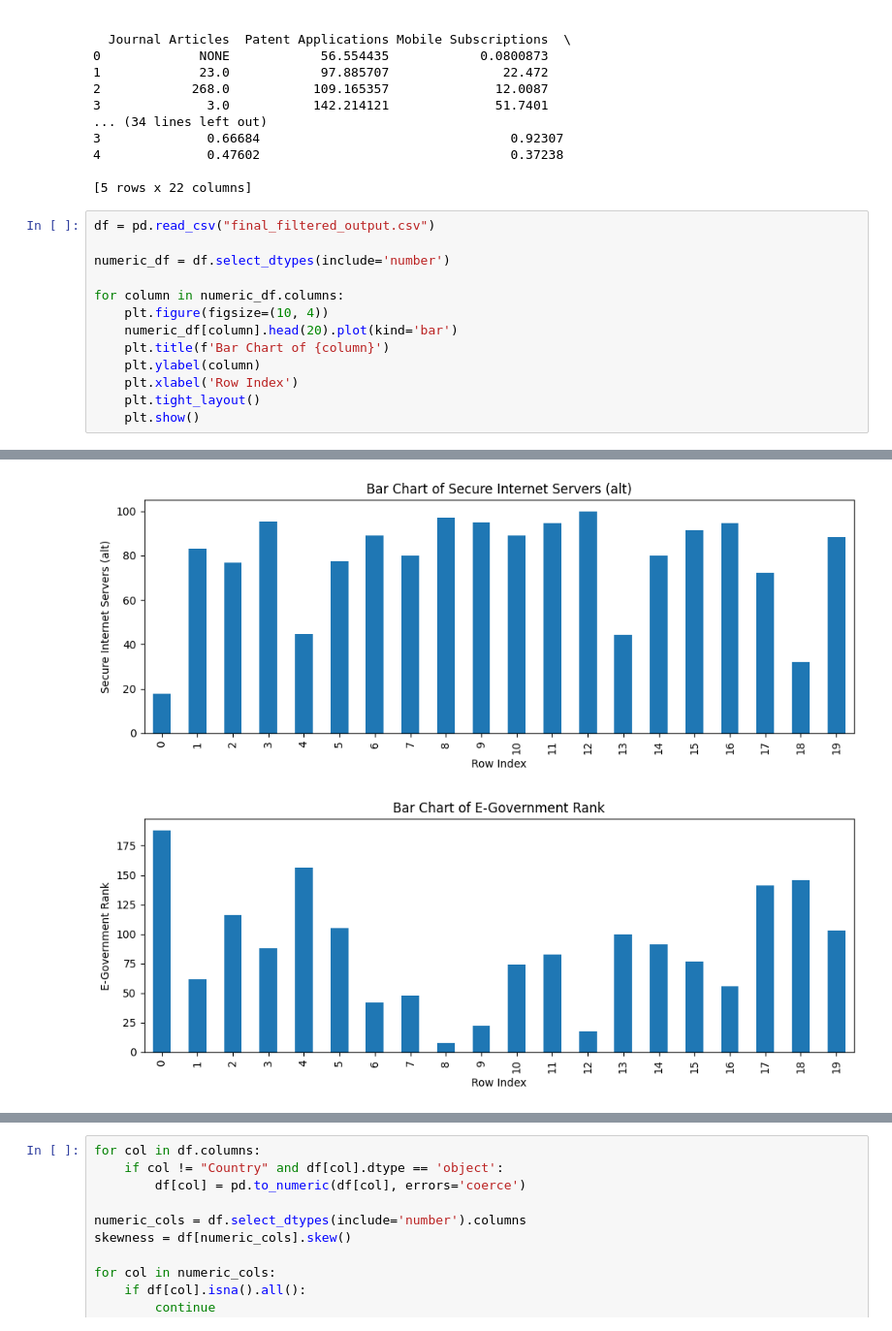
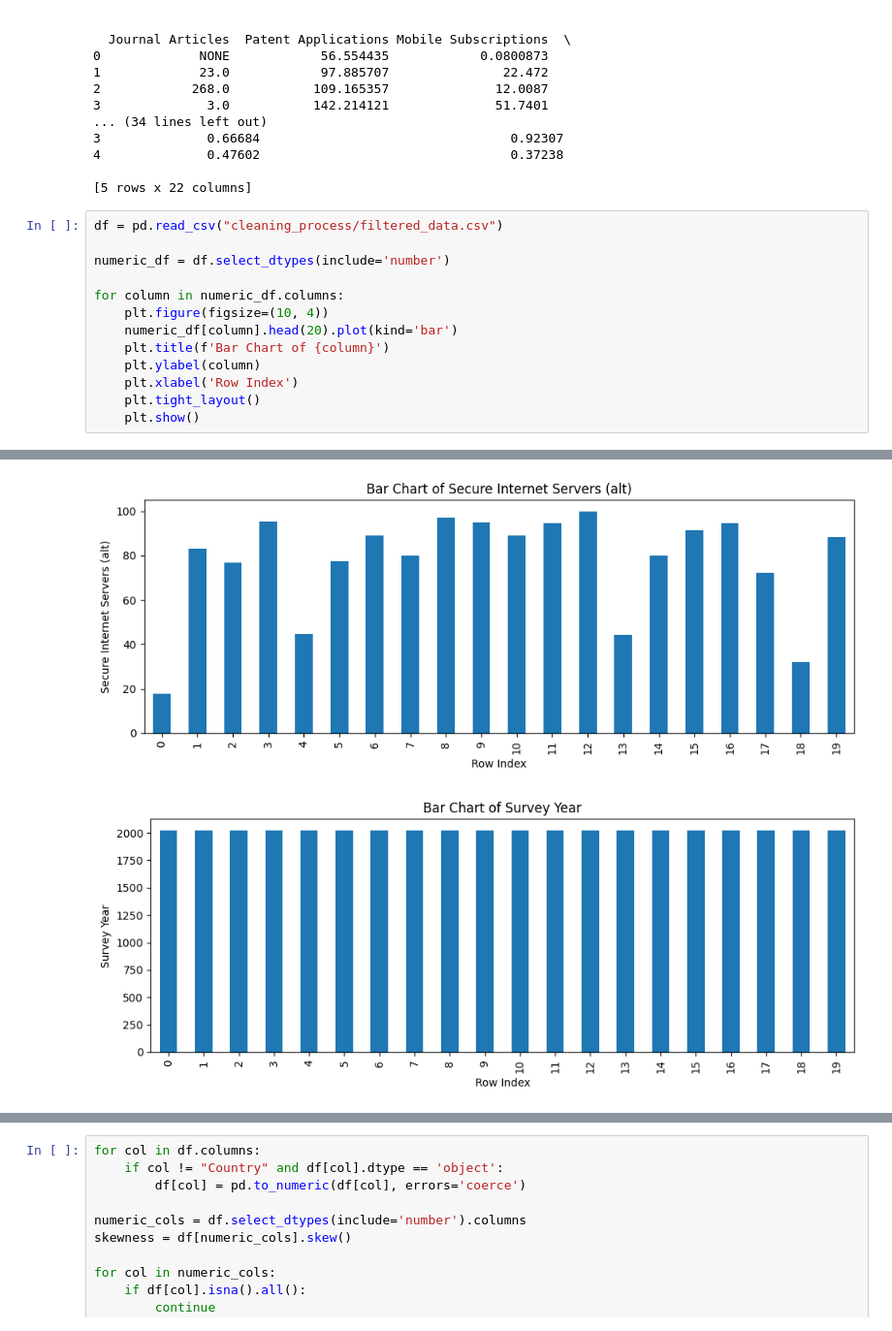
Before and after one commit to syro13/DAV_CA, a Jupyter notebook: data_cleaning.ipynb, the cells around one changed output, grey strips where cells are left out. Shown at 97% size. Saved outputs shown, nothing was run; the diff lists cells and outputs as text.

```diff
--- a/data_cleaning.ipynb
+++ b/data_cleaning.ipynb
@@ -258,23 +258,23 @@ print(df_filtered.head())
 
 [5 rows x 22 columns]
 # %%
-df = pd.read_csv("final_filtered_output.csv")
+df = pd.read_csv("cleaning_process/filtered_data.csv")
 
 numeric_df = df.select_dtypes(include='number')
 
 for column in numeric_df.columns:
     plt.figure(figsize=(10, 4))
     numeric_df[column].head(20).plot(kind='bar')
     plt.title(f'Bar Chart of {column}')
     plt.ylabel(column)
     plt.xlabel('Row Index')
     plt.tight_layout()
     plt.show()
 # %% [output]
 [figure]
 [figure]
 [figure]
 [figure]
 [figure]
 [figure]
-[figure, old version]
+[figure, new version]
```
Also changed, not shown: parts of 4 cells of this notebook, 2 other files.
